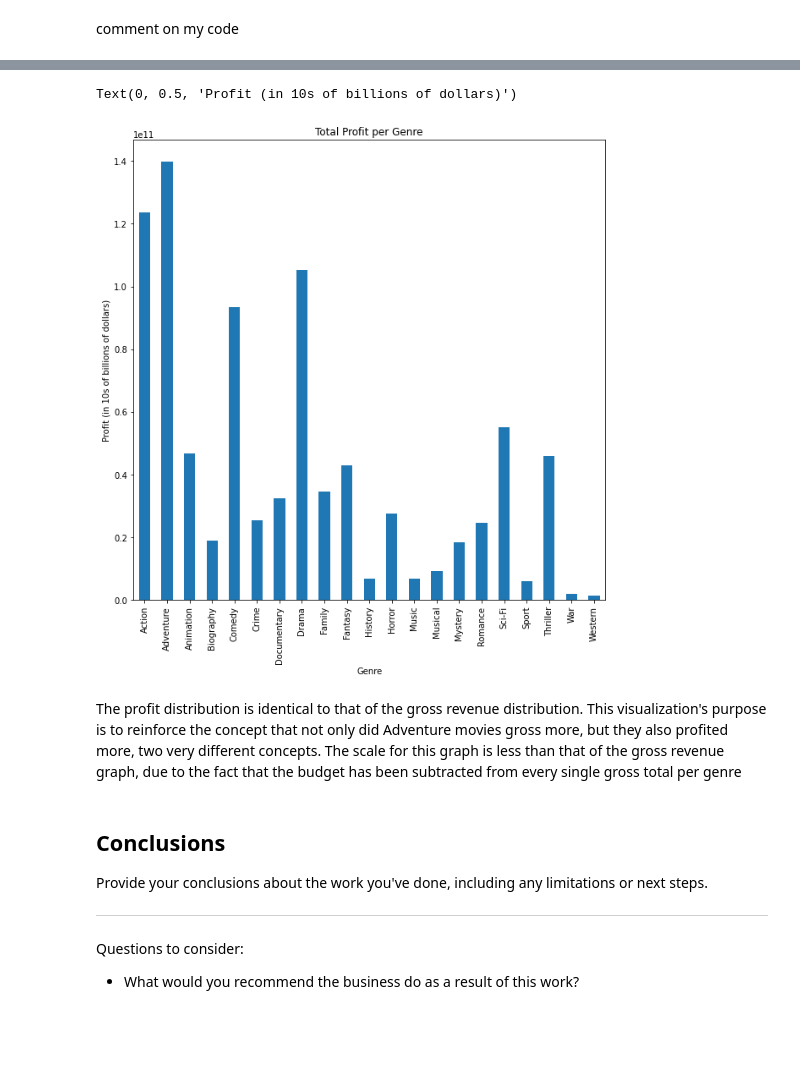
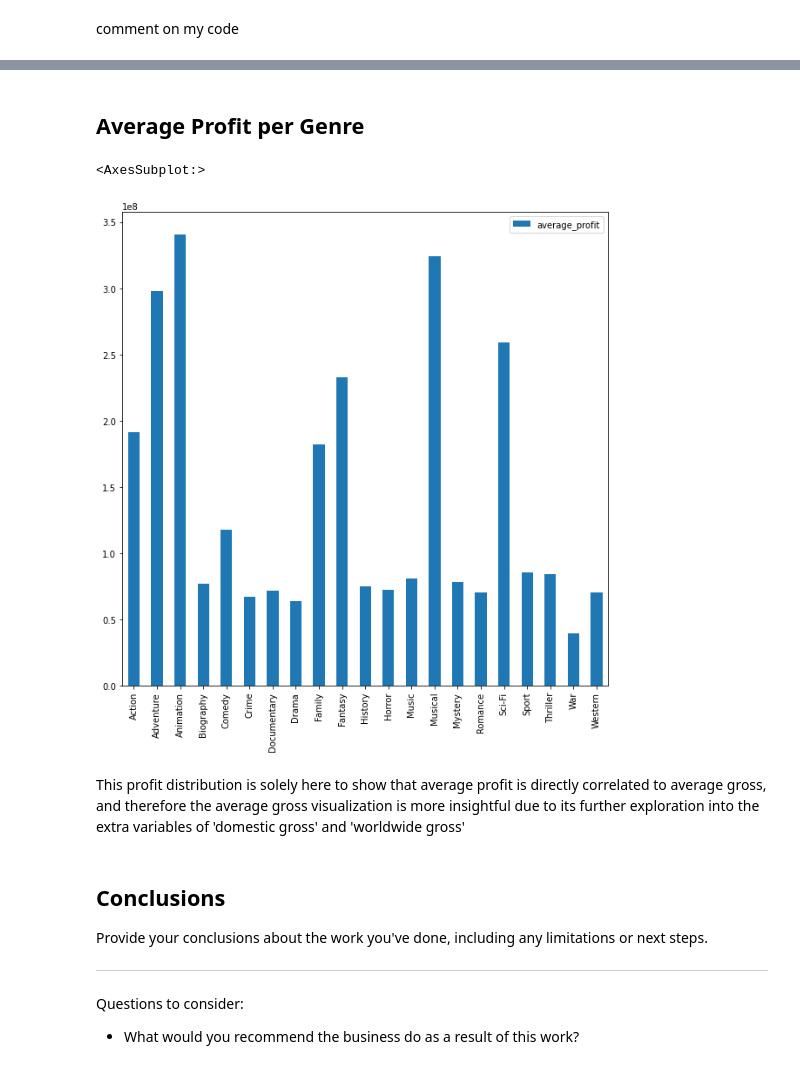
Before and after one commit to CamLadd/Movie_Analysis_Project, a Jupyter notebook: Cam_work_FINAL.ipynb, the cells around one changed output, grey strips where cells are left out. Saved outputs shown, nothing was run; the diff lists cells and outputs as text; code cells hidden in the pictures; blank space fills up the shorter version.

Commit message:
Revised analysis to focus on average rather than total, wrote up written analysis

```diff
--- a/Cam_work_FINAL.ipynb
+++ b/Cam_work_FINAL.ipynb
@@ -295,3 +305,5 @@ Text(0, 0.5, 'Gross (in 10s of billions of dollars)')
+# %% [markdown]
+## Average Profit per Genre
 # %%
 # Final total profit (Gross - Budget) for each genre
 genre1_total_profit = genres.groupby('genre1')['profit'].sum()
@@ -301,17 +313,25 @@ genre3_total_profit = genres.groupby('genre3')['profit'].sum()
 genre_overall_profit = genre1_total_profit.add(genre2_total_profit, fill_value=0).add(genre3_total_profit, fill_value=0)
 final_genre_profit_df = genre_overall_profit.drop(['News', 'Reality-TV'])
 # final_genre_profit_df
+
+# Concatenate the two series(count and final_genre_profit_df) to create a DataFrame organized by index
+merged = pd.concat([final_genre_profit_df, count], axis=1)
+# Rename the column's
+final_merged = merged.rename(columns={0:'count'})
+# Calculate average profit
+final_merged['average_profit'] = final_merged['profit'] / final_merged['count']
+# Drop insignificant rows (insignificant due to low amount of entries)
+averages = final_merged.drop(['News', 'Reality-TV'])
+# Drop previously used catergories for easier plotting
+averages_without_profit = averages.drop(['profit', 'count'], axis=1)
 # %%
 # Plot data
-final_genre_profit_df.plot(kind='bar', stacked=True, figsize=(10,10))
-plt.title('Total Profit per Genre')
-plt.xlabel('Genre')
-plt.ylabel('Profit (in 10s of billions of dollars)')
+averages_without_profit.plot(kind='bar', figsize=(10,10))
 # %% [output]
-Text(0, 0.5, 'Profit (in 10s of billions of dollars)')
+<AxesSubplot:>
-[figure, old version]
+[figure, new version]
-# %% [markdown]
-The profit distribution is identical to that of the gross revenue distribution. This visualization's purpose is to reinforce the concept that not only did Adventure movies gross more, but they also profited more, two very different concepts. The scale for this graph is less than that of the gross revenue graph, due to the fact that the budget has been subtracted from every single gross total per genre
+# %% [markdown]
+This profit distribution is solely here to show that average profit is directly correlated to average gross, and therefore the average gross visualization is more insightful due to its further exploration into the extra variables of 'domestic gross' and 'worldwide gross'
 # %% [markdown]
 ## Conclusions
 Provide your conclusions about the work you've done, including any limitations or next steps.
```
Also changed, not shown: parts of 11 cells of this notebook.
